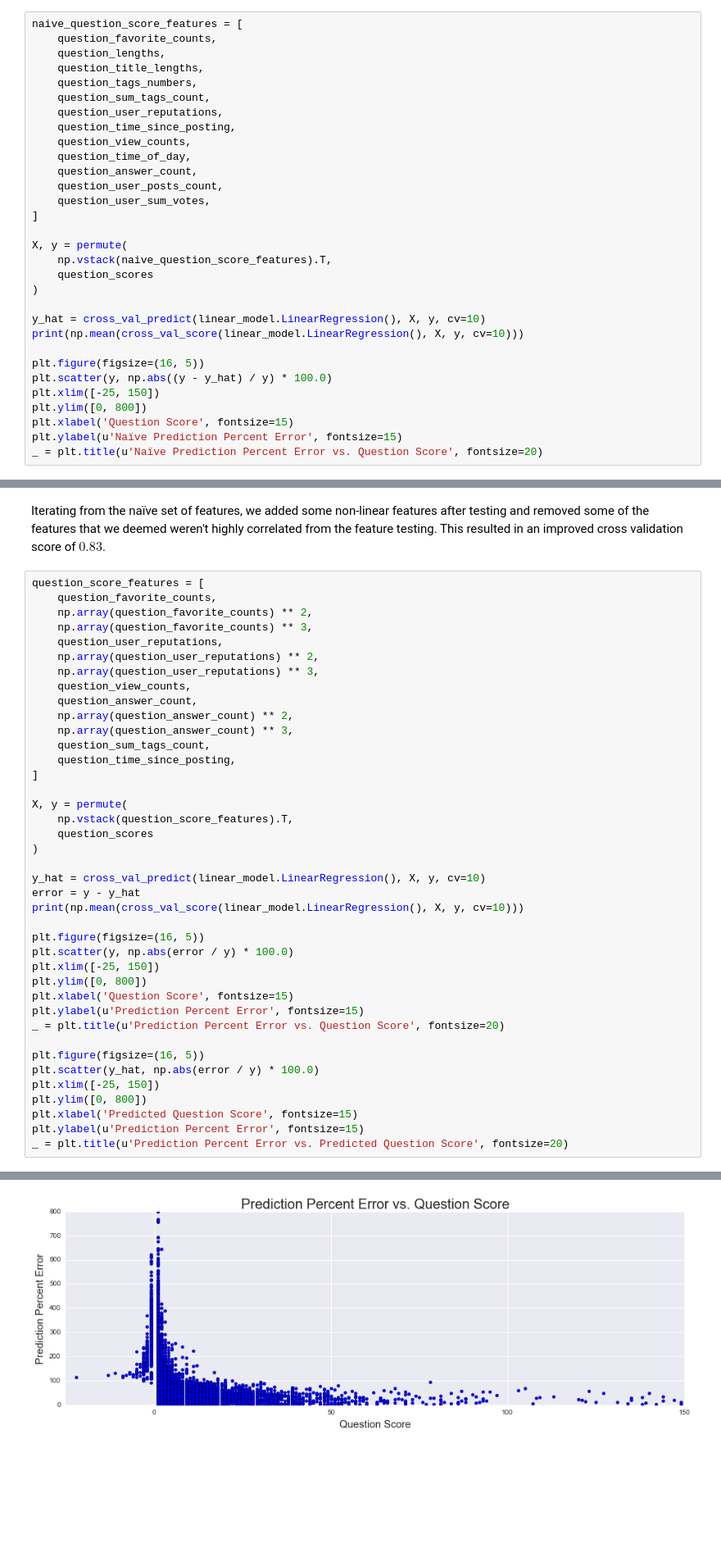
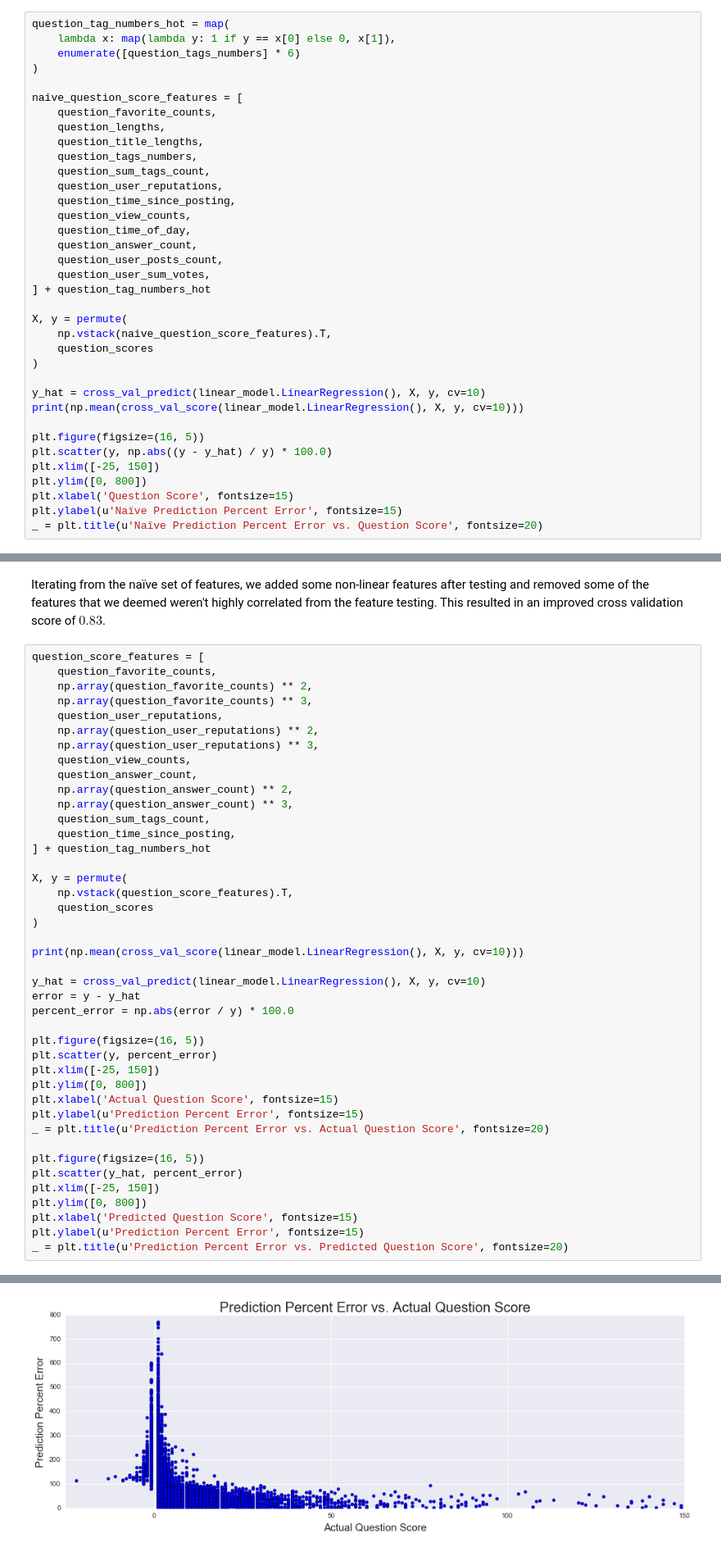
Before and after one commit to alexmfriedman/stack-exchange-analysis, a Jupyter notebook: Stack Overflow Analysis.ipynb, the cells around one changed output, grey strips where cells are left out. Shown at 82% size. Drawn from its saved outputs; the diff is of its cells as text; blank space fills up the shorter version.

```diff
--- a/Stack Overflow Analysis.ipynb
+++ b/Stack Overflow Analysis.ipynb
@@ -959,4 +959,9 @@ First, we include all the question score features, we've gathered for a cross va
 # %%
+question_tag_numbers_hot = map(
+    lambda x: map(lambda y: 1 if y == x[0] else 0, x[1]),
+    enumerate([question_tags_numbers] * 6)
+)
+
 naive_question_score_features = [
     question_favorite_counts,
     question_lengths,
@@ -970,7 +975,7 @@ naive_question_score_features = [
     question_answer_count,
     question_user_posts_count,
     question_user_sum_votes,
-]
+] + question_tag_numbers_hot
 
 X, y = permute(
     np.vstack(naive_question_score_features).T,
@@ -1006,27 +1011,29 @@ question_score_features = [
     np.array(question_answer_count) ** 3,
     question_sum_tags_count,
     question_time_since_posting,
-]
+] + question_tag_numbers_hot
 
 X, y = permute(
     np.vstack(question_score_features).T,
     question_scores
 )
 
+print(np.mean(cross_val_score(linear_model.LinearRegression(), X, y, cv=10)))
+
 y_hat = cross_val_predict(linear_model.LinearRegression(), X, y, cv=10)
 error = y - y_hat
-print(np.mean(cross_val_score(linear_model.LinearRegression(), X, y, cv=10)))
+percent_error = np.abs(error / y) * 100.0
 
 plt.figure(figsize=(16, 5))
-plt.scatter(y, np.abs(error / y) * 100.0)
+plt.scatter(y, percent_error)
 plt.xlim([-25, 150])
 plt.ylim([0, 800])
-plt.xlabel('Question Score', fontsize=15)
+plt.xlabel('Actual Question Score', fontsize=15)
 plt.ylabel(u'Prediction Percent Error', fontsize=15)
-_ = plt.title(u'Prediction Percent Error vs. Question Score', fontsize=20)
+_ = plt.title(u'Prediction Percent Error vs. Actual Question Score', fontsize=20)
 
 plt.figure(figsize=(16, 5))
-plt.scatter(y_hat, np.abs(error / y) * 100.0)
+plt.scatter(y_hat, percent_error)
 plt.xlim([-25, 150])
 plt.ylim([0, 800])
 plt.xlabel('Predicted Question Score', fontsize=15)
@@ -1037,3 +1044,3 @@ _ = plt.title(u'Prediction Percent Error vs. Predicted Question Score', fontsize
-[figure, old version]
+[figure, new version]
 [figure]
 # %% [markdown]
```
Also changed, not shown: parts of 13 cells of this notebook, 1 other file.
